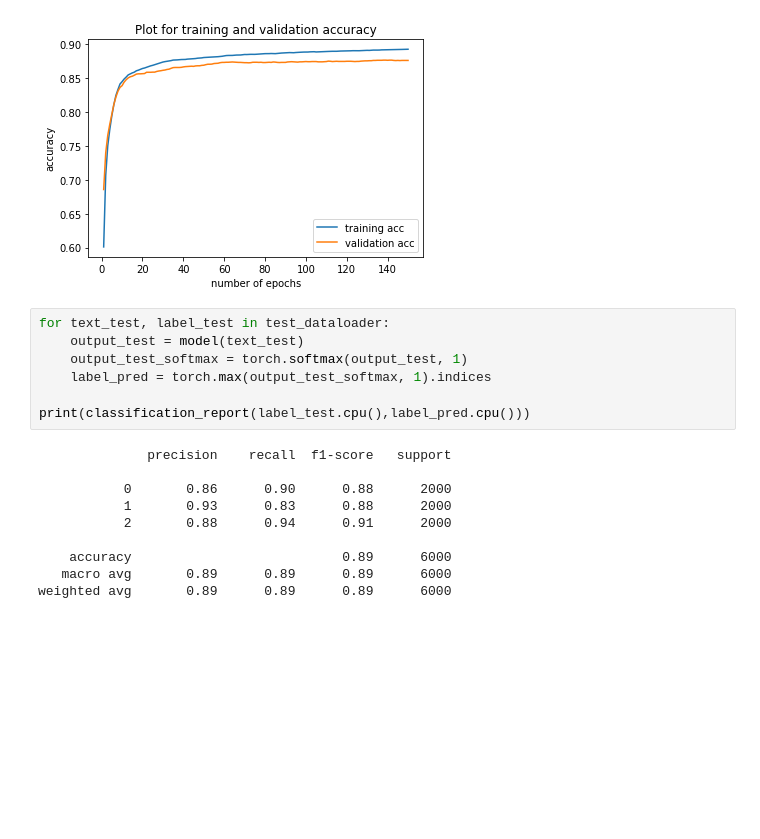
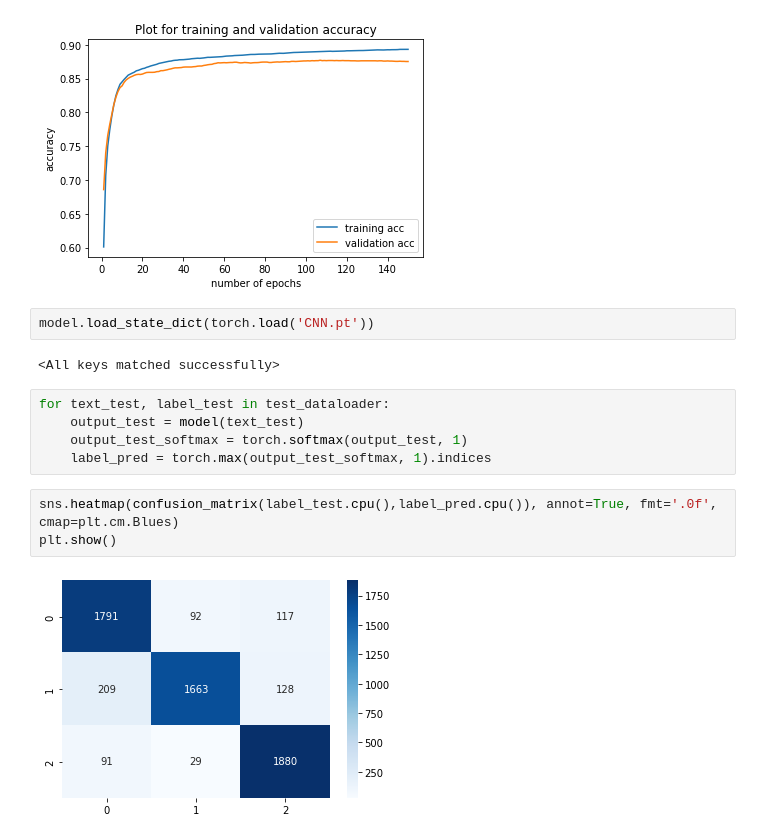
Before and after one commit to evelynerhuan/Noffence, a Jupyter notebook: CNN.ipynb, the cells around one changed output. Saved outputs shown, nothing was run; the diff lists cells and outputs as text; blank space fills up the shorter version.

Commit message:
Update models with confusion matrix

```diff
--- a/CNN.ipynb
+++ b/CNN.ipynb
@@ -279,20 +281,17 @@ plt.show()
 # %% [output]
 [figure]
 [figure]
+# %%
+model.load_state_dict(torch.load('CNN.pt'))
+# %% [output]
+<All keys matched successfully>
 # %%
 for text_test, label_test in test_dataloader:
     output_test = model(text_test)
     output_test_softmax = torch.softmax(output_test, 1)
     label_pred = torch.max(output_test_softmax, 1).indices
-
-print(classification_report(label_test.cpu(),label_pred.cpu()))
-# %% [output]
-              precision    recall  f1-score   support
-
-           0       0.86      0.90      0.88      2000
-           1       0.93      0.83      0.88      2000
-           2       0.88      0.94      0.91      2000
-
-    accuracy                           0.89      6000
-   macro avg       0.89      0.89      0.89      6000
-weighted avg       0.89      0.89      0.89      6000
+# %%
+sns.heatmap(confusion_matrix(label_test.cpu(),label_pred.cpu()), annot=True, fmt='.0f', cmap=plt.cm.Blues)
+plt.show()
+# %% [output]
+[figure, added]
```
Also changed, not shown: parts of 4 cells of this notebook, 6 other files.
